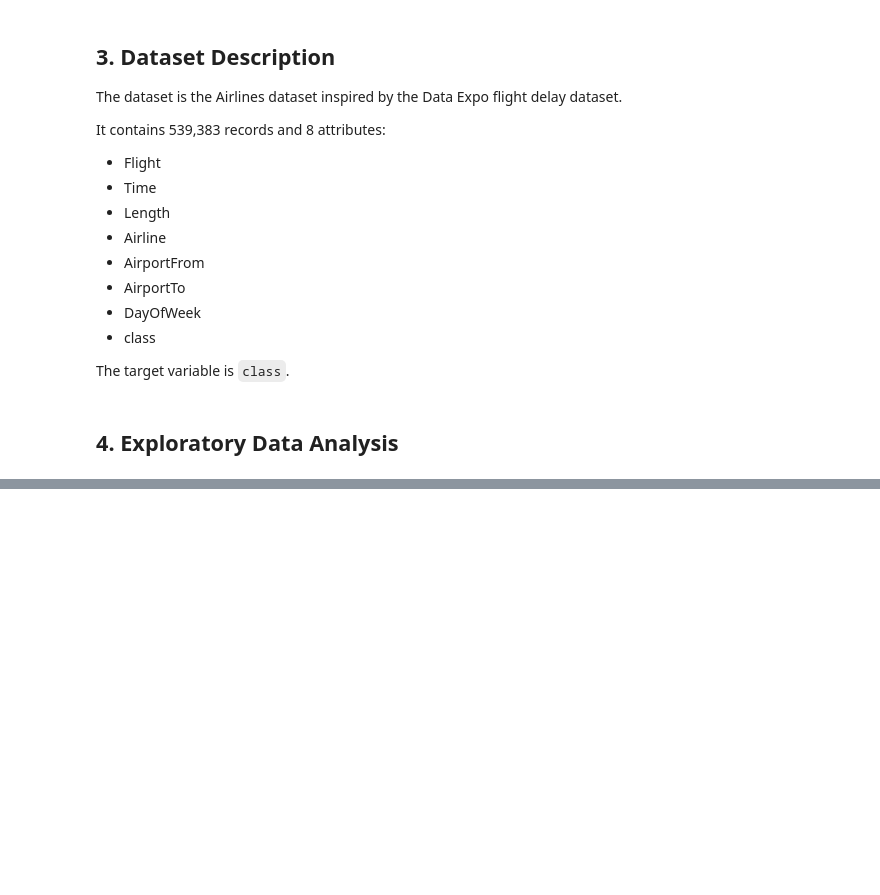
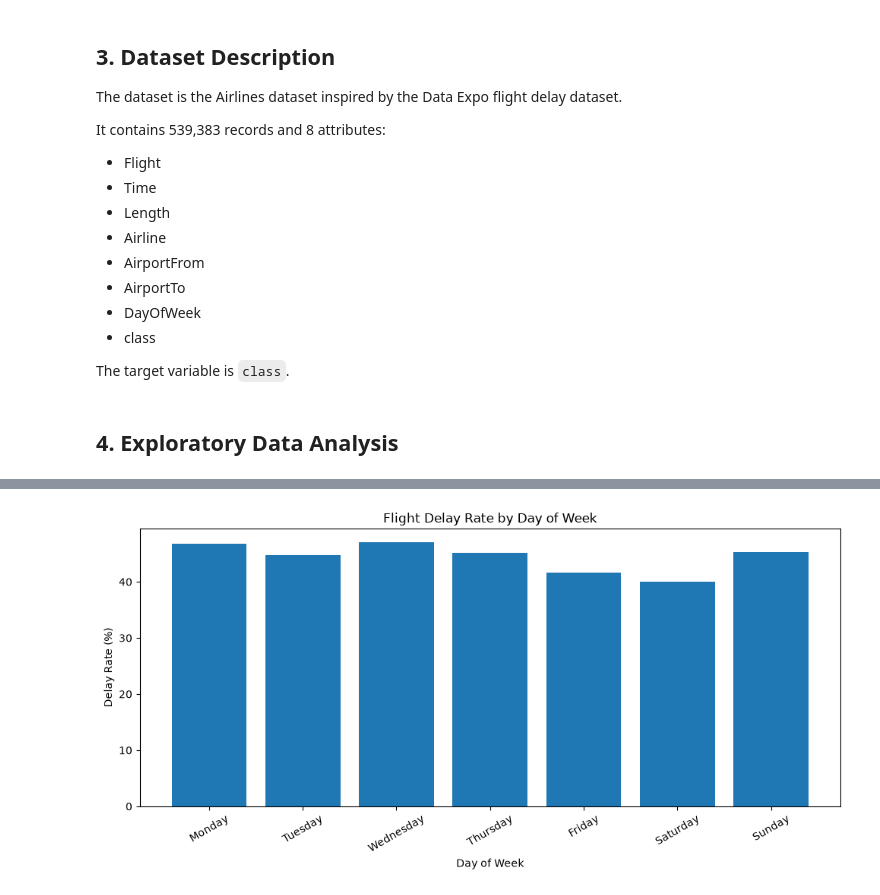
Before and after one commit to ducmanh9898-sudo/flight-delay-prediction-mlops, a Jupyter notebook: notebooks/01_flight_delay_experiment.ipynb, the cells around one changed output, grey strips where cells are left out. Cells and saved outputs as stored; diff of their text form; code cells hidden in the pictures; blank space fills up the shorter version.

```diff
--- a/notebooks/01_flight_delay_experiment.ipynb
+++ b/notebooks/01_flight_delay_experiment.ipynb
@@ -53,0 +331,30 @@ df.head()
+# %%
+day_names = {
+    "1": "Monday",
+    "2": "Tuesday",
+    "3": "Wednesday",
+    "4": "Thursday",
+    "5": "Friday",
+    "6": "Saturday",
+    "7": "Sunday"
+}
+
+day_delay_plot = day_delay.copy()
+day_delay_plot.index = day_delay_plot.index.map(day_names)
+
+plt.figure(figsize=(10, 5))
+
+plt.bar(
+    day_delay_plot.index,
+    day_delay_plot["Delay_Rate_Percent"]
+)
+
+plt.title("Flight Delay Rate by Day of Week")
+plt.xlabel("Day of Week")
+plt.ylabel("Delay Rate (%)")
+plt.xticks(rotation=30)
+
+plt.tight_layout()
+plt.show()
+# %% [output]
+[figure, added]
```
Also changed, not shown: parts of 95 cells of this notebook, 4 other files.
